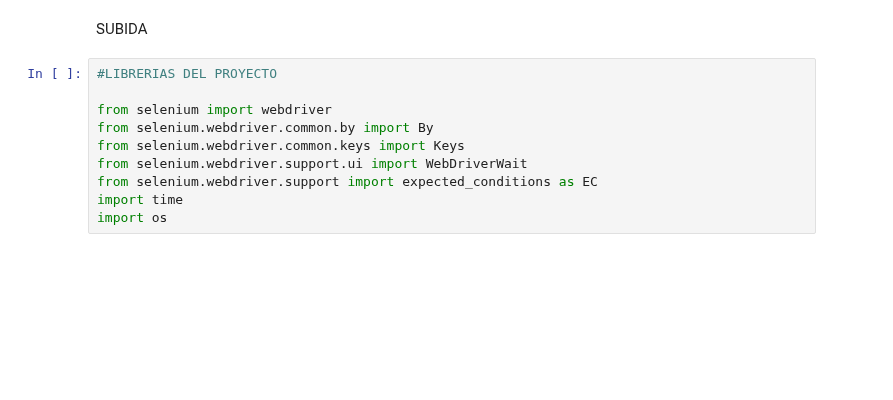
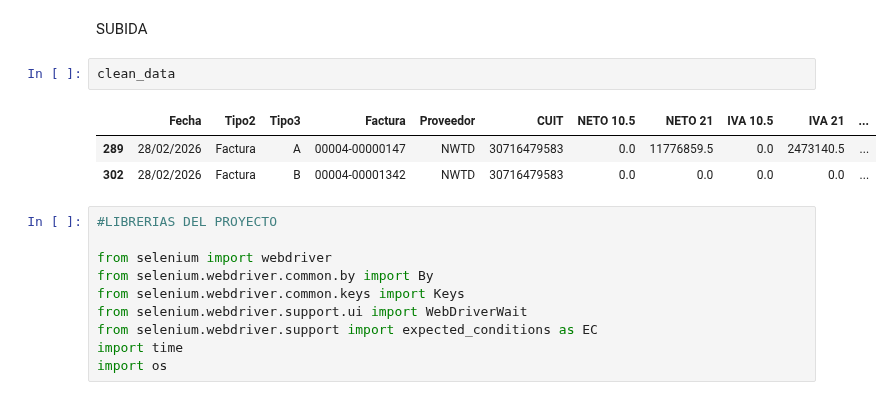
Before and after one commit to FEFO2/AFIP-nuevo, a Jupyter notebook: src/3.buy_upload.ipynb, the cells around one changed output. Drawn from its saved outputs; the diff is of its cells as text; blank space fills up the shorter version.

```diff
--- a/src/3.buy_upload.ipynb
+++ b/src/3.buy_upload.ipynb
@@ -24,5 +24,11 @@ clean_data = comparar_facturas_compra(afip_data_inbound,bookit_data_inbound,1)
 # %% [markdown]
 SUBIDA
+# %%
+clean_data
+# %% [output]
+|  | Fecha | Tipo2 | Tipo3 | Factura | Proveedor | CUIT | NETO 10.5 | NETO 21 | IVA 10.5 | IVA 21 | ... |
+| 289 | 28/02/2026 | Factura | A | 00004-00000147 | NWTD | 30716479583 | 0.0 | 11776859.5 | 0.0 | 2473140.5 | ... |
+| 302 | 28/02/2026 | Factura | B | 00004-00001342 | NWTD | 30716479583 | 0.0 | 0.0 | 0.0 | 0.0 | ... |
 # %%
 #LIBRERIAS DEL PROYECTO
 
```
Also changed, not shown: parts of 2 cells of this notebook, 6 other files.
